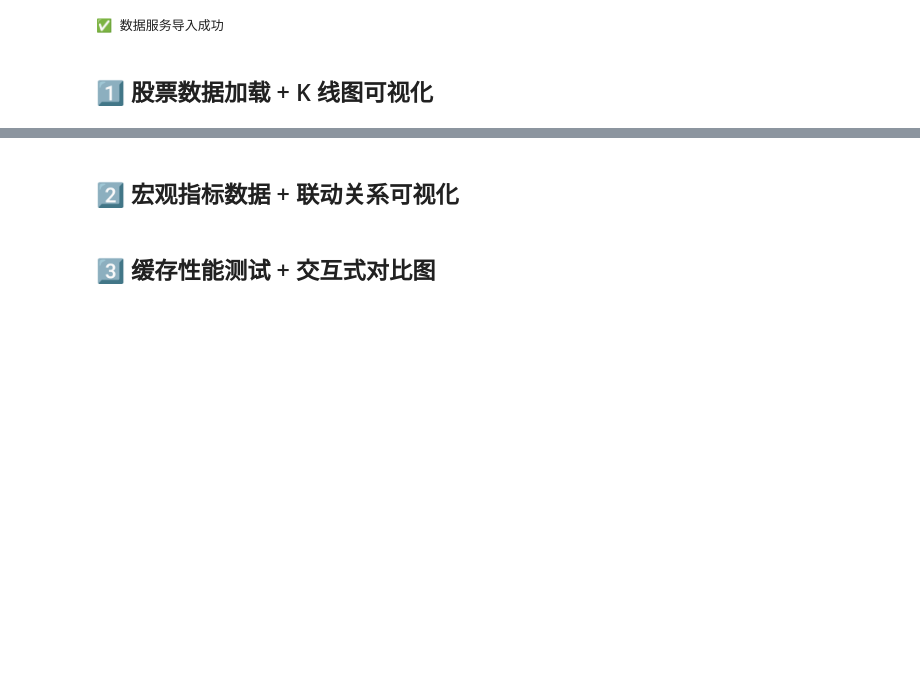
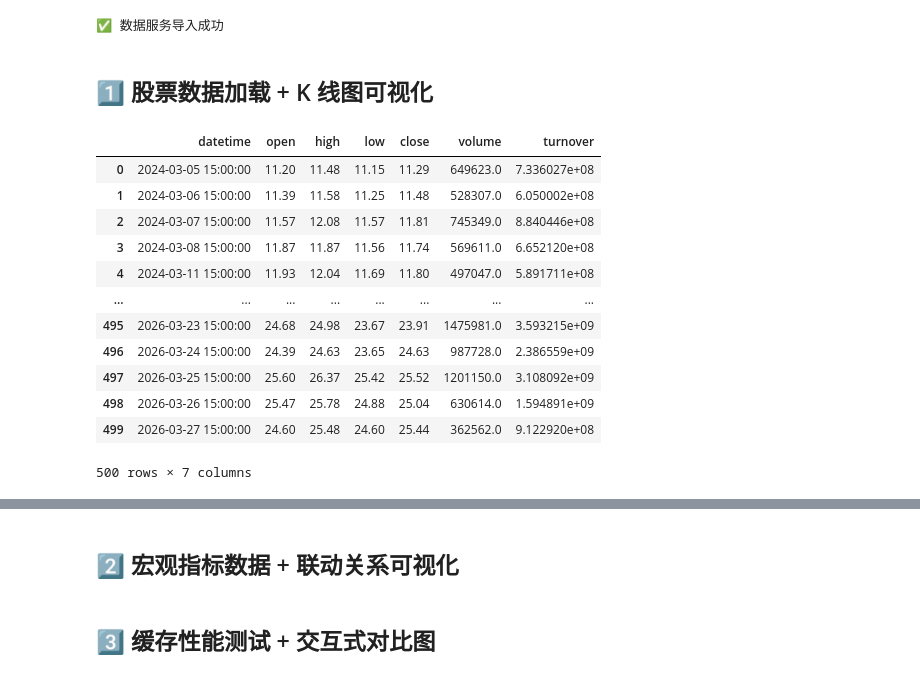
Before and after one commit to u588/app, a Jupyter notebook: AiStock/notebooks/02_数据加载测试.ipynb, the cells around one changed output, grey strips where cells are left out. Drawn from its saved outputs; the diff is of its cells as text; code cells hidden in the pictures; blank space fills up the shorter version.

```diff
--- a/AiStock/notebooks/02_数据加载测试.ipynb
+++ b/AiStock/notebooks/02_数据加载测试.ipynb
@@ -89,3 +76,19 @@ loader = DataLoadingService(
     tdx_adapter=tdx,
     enable_cache=True
 )
+# %%
+loader.load_stock_daily('600489', min_days=500)
+# %% [output]
+|  | datetime | open | high | low | close | volume | turnover |
+| 0 | 2024-03-05 15:00:00 | 11.20 | 11.48 | 11.15 | 11.29 | 649623.0 | 7.336027e+08 |
+| 1 | 2024-03-06 15:00:00 | 11.39 | 11.58 | 11.25 | 11.48 | 528307.0 | 6.050002e+08 |
+| 2 | 2024-03-07 15:00:00 | 11.57 | 12.08 | 11.57 | 11.81 | 745349.0 | 8.840446e+08 |
+| 3 | 2024-03-08 15:00:00 | 11.87 | 11.87 | 11.56 | 11.74 | 569611.0 | 6.652120e+08 |
+| 4 | 2024-03-11 15:00:00 | 11.93 | 12.04 | 11.69 | 11.80 | 497047.0 | 5.891711e+08 |
+| ... | ... | ... | ... | ... | ... | ... | ... |
+| 495 | 2026-03-23 15:00:00 | 24.68 | 24.98 | 23.67 | 23.91 | 1475981.0 | 3.593215e+09 |
+| 496 | 2026-03-24 15:00:00 | 24.39 | 24.63 | 23.65 | 24.63 | 987728.0 | 2.386559e+09 |
+| 497 | 2026-03-25 15:00:00 | 25.60 | 26.37 | 25.42 | 25.52 | 1201150.0 | 3.108092e+09 |
+| 498 | 2026-03-26 15:00:00 | 25.47 | 25.78 | 24.88 | 25.04 | 630614.0 | 1.594891e+09 |
+| 499 | 2026-03-27 15:00:00 | 24.60 | 25.48 | 24.60 | 25.44 | 362562.0 | 9.122920e+08 |
+500 rows × 7 columns
```
Also changed, not shown: parts of 13 cells of this notebook.
